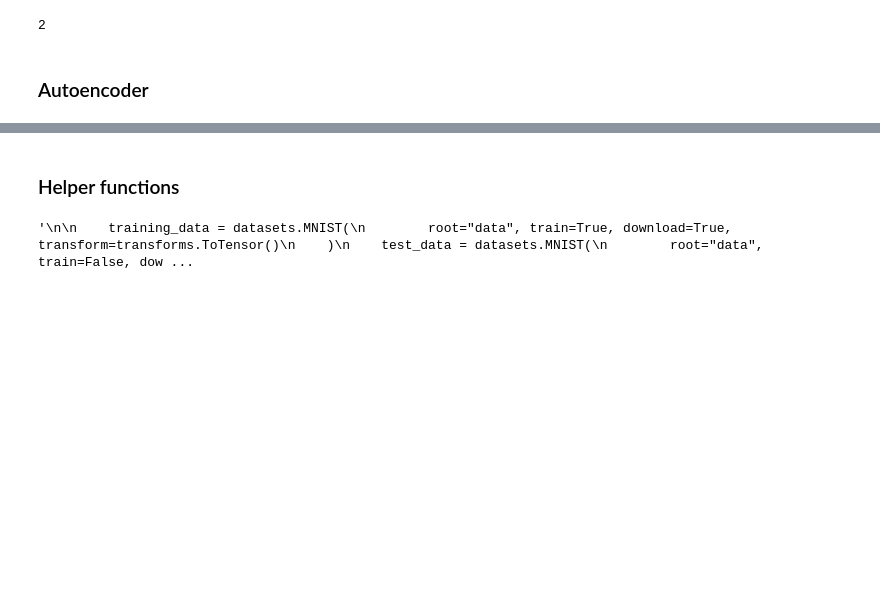
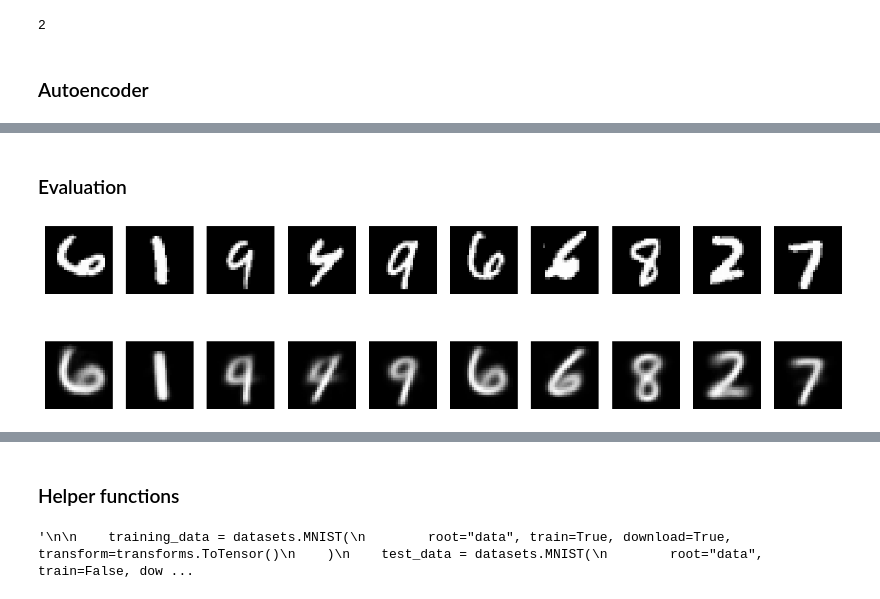
Before and after one commit to WilliamKentoRasmussen/JAX-OPTIMAL-TRANSPORT-FAGPROJECT, a Jupyter notebook: src/B_autoencoders_week12/autoencoder_pytorch.ipynb, the cells around one changed output, grey strips where cells are left out. Saved outputs shown, nothing was run; the diff lists cells and outputs as text; code cells hidden in the pictures; blank space fills up the shorter version.

```diff
--- a/src/B_autoencoders_week12/autoencoder_pytorch.ipynb
+++ b/src/B_autoencoders_week12/autoencoder_pytorch.ipynb
@@ -166,0 +186,21 @@ NameError: name 'train_dataloader' is not defined
+# %% [markdown]
+### Evaluation
+# %%
+model.eval()
+dataiter = iter(testloader)
+images, labels = next(dataiter)
+
+# 2.3 Input the images to the model, and get the reconstructed images, save them as 'reconstructed'
+### BEGIN SOLUTION
+reconstructed, _ = model(images)
+
+
+fig, axes = plt.subplots(nrows=2, ncols=10, figsize=(15, 4))
+for i in range(10):
+    axes[0, i].imshow(images[i].cpu().detach().numpy().reshape(28, 28), cmap='gray')
+    axes[0, i].axis('off')
+    axes[1, i].imshow(reconstructed[i].cpu().detach().numpy().reshape(28, 28), cmap='gray')
+    axes[1, i].axis('off')
+plt.show()
+# %% [output]
+[figure, added]
```
Also changed, not shown: parts of 5 cells of this notebook, 1 other file.
